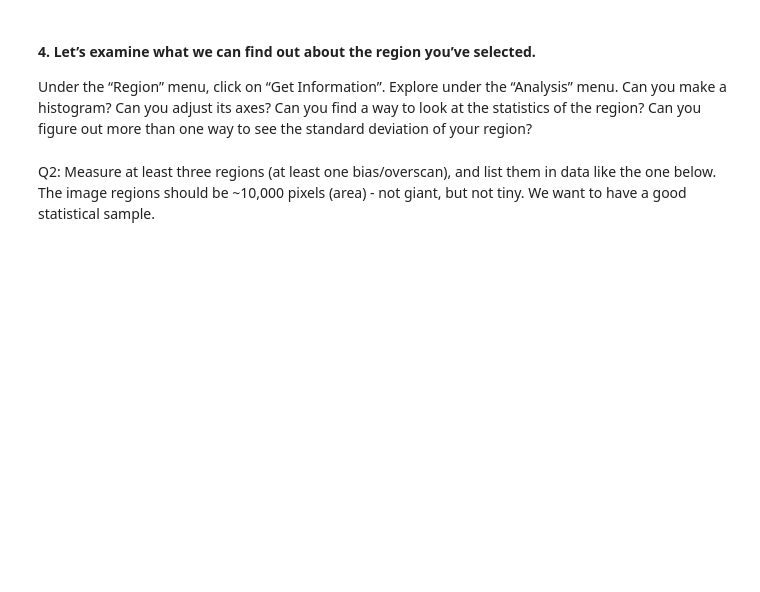
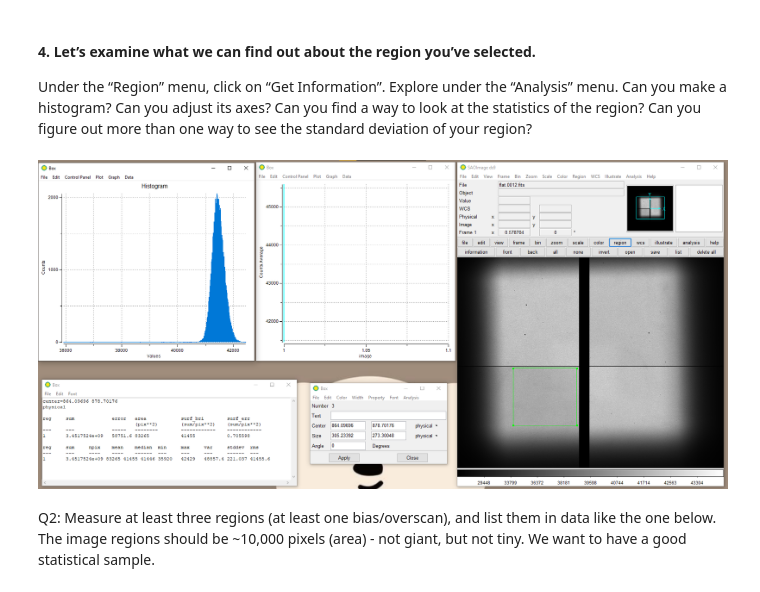
Before and after one commit to emmabacarra/Astr-480, a Jupyter notebook: Unit 2/Lab 2 - FITS Files & Calibration Frames/Lab2.ipynb, the cells around one changed output. Drawn from its saved outputs; the diff is of its cells as text; code cells hidden in the pictures; blank space fills up the shorter version.

```diff
--- a/Unit 2/Lab 2 - FITS Files & Calibration Frames/Lab2.ipynb
+++ b/Unit 2/Lab 2 - FITS Files & Calibration Frames/Lab2.ipynb
@@ -51,5 +53,9 @@ with fits.open('flat.0012.fits') as hdul: # param do_not_scale_image_data=True a
 #### 4.  Let’s examine what we can find out about the region you’ve selected.
 
 Under the “Region” menu, click on “Get Information”.  Explore under the “Analysis” menu. Can you make a histogram? Can you adjust its axes? Can you find a way to look at the statistics of the region? Can you figure out more than one way to see the standard deviation of your region?
+# %%
+Image('screenshot of using region feature.png', width = 1000)
+# %% [output]
+[figure, added]
 # %% [markdown]
 Q2:  Measure at least three regions (at least one bias/overscan), and list them in data like the one below. The image regions should be ~10,000 pixels (area) - not giant, but not tiny. We want to have a good statistical sample.
```
Also changed, not shown: parts of 8 cells of this notebook, 4 other files.
